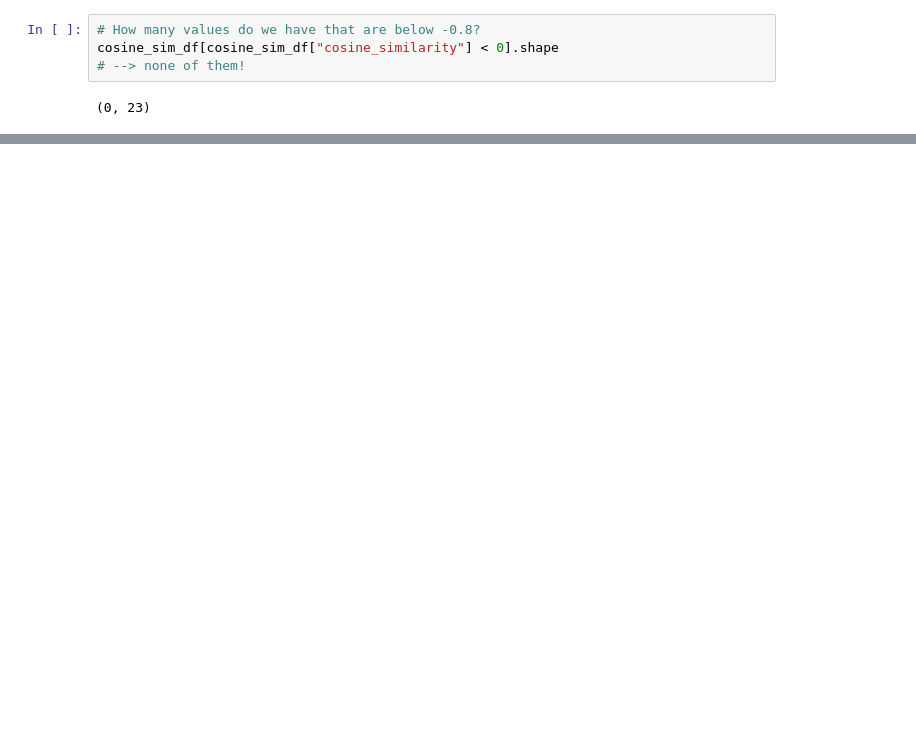
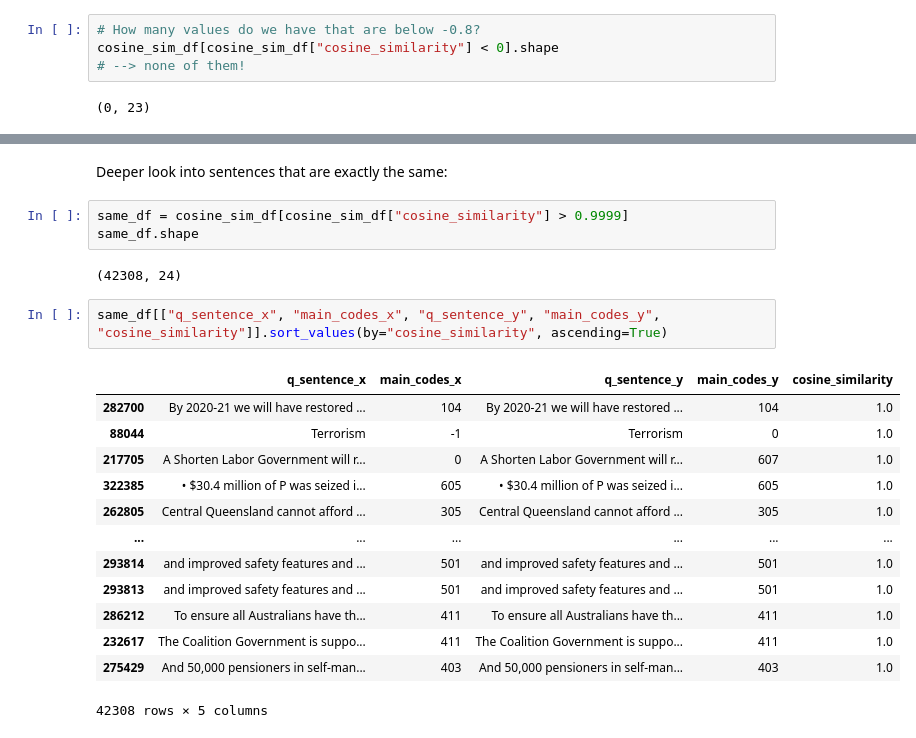
Before and after one commit to k-hanlon/ADS_manifesto_thesis, a Jupyter notebook: cosine_similarity_analysis.ipynb, the cells around one changed output, grey strips where cells are left out. Cells and saved outputs as stored; diff of their text form; blank space fills up the shorter version.

```diff
--- a/cosine_similarity_analysis.ipynb
+++ b/cosine_similarity_analysis.ipynb
@@ -61,0 +270,23 @@ len(cosine_sim_df[cosine_sim_df['main_codes_x'] != cosine_sim_df['main_codes_y']
+# %% [markdown]
+Deeper look into sentences that are exactly the same:
+# %%
+same_df = cosine_sim_df[cosine_sim_df["cosine_similarity"] > 0.9999]
+same_df.shape
+# %% [output]
+(42308, 24)
+# %%
+same_df[["q_sentence_x", "main_codes_x", "q_sentence_y", "main_codes_y", "cosine_similarity"]].sort_values(by="cosine_similarity", ascending=True)
+# %% [output]
+|  | q_sentence_x | main_codes_x | q_sentence_y | main_codes_y | cosine_similarity |
+| 282700 | By 2020-21 we will have restored ... | 104 | By 2020-21 we will have restored ... | 104 | 1.0 |
+| 88044 | Terrorism | -1 | Terrorism | 0 | 1.0 |
+| 217705 | A Shorten Labor Government will r... | 0 | A Shorten Labor Government will r... | 607 | 1.0 |
+| 322385 | • $30.4 million of P was seized i... | 605 | • $30.4 million of P was seized i... | 605 | 1.0 |
+| 262805 | Central Queensland cannot afford ... | 305 | Central Queensland cannot afford ... | 305 | 1.0 |
+| ... | ... | ... | ... | ... | ... |
+| 293814 | and improved safety features and ... | 501 | and improved safety features and ... | 501 | 1.0 |
+| 293813 | and improved safety features and ... | 501 | and improved safety features and ... | 501 | 1.0 |
+| 286212 | To ensure all Australians have th... | 411 | To ensure all Australians have th... | 411 | 1.0 |
+| 232617 | The Coalition Government is suppo... | 411 | The Coalition Government is suppo... | 411 | 1.0 |
+| 275429 | And 50,000 pensioners in self-man... | 403 | And 50,000 pensioners in self-man... | 403 | 1.0 |
+42308 rows × 5 columns
```
Also changed, not shown: parts of 22 cells of this notebook.
